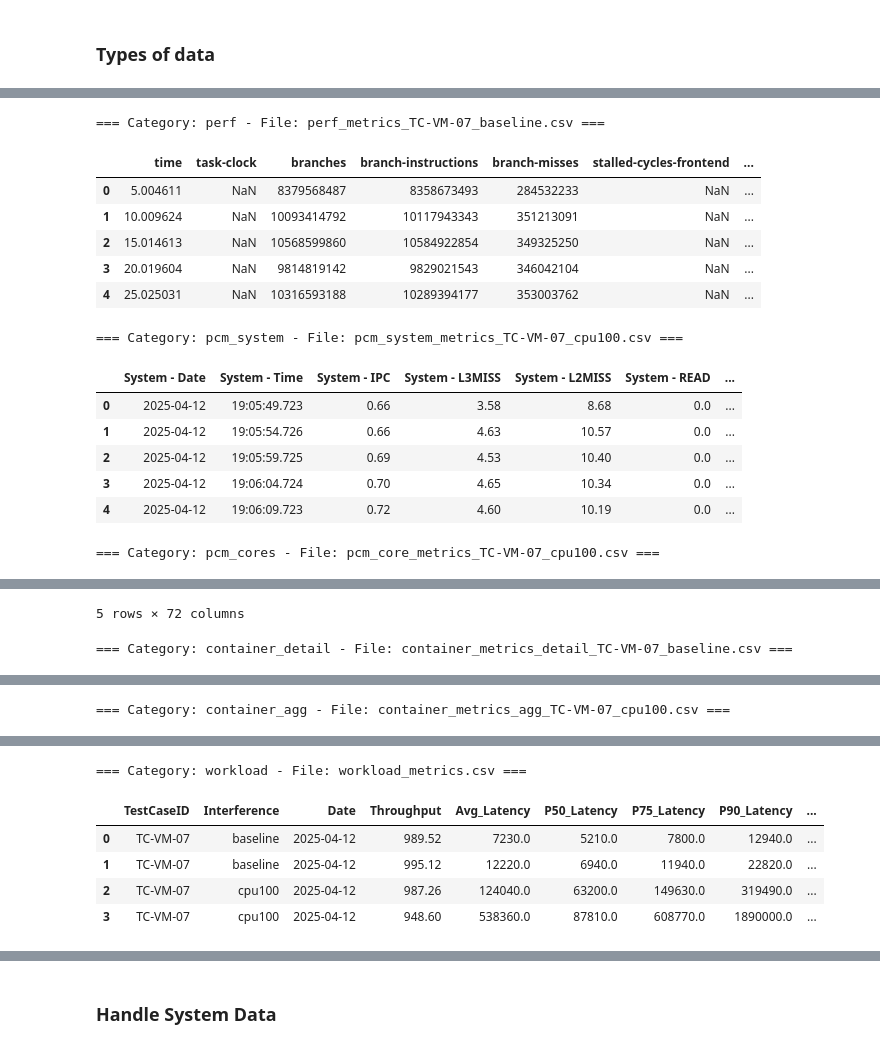
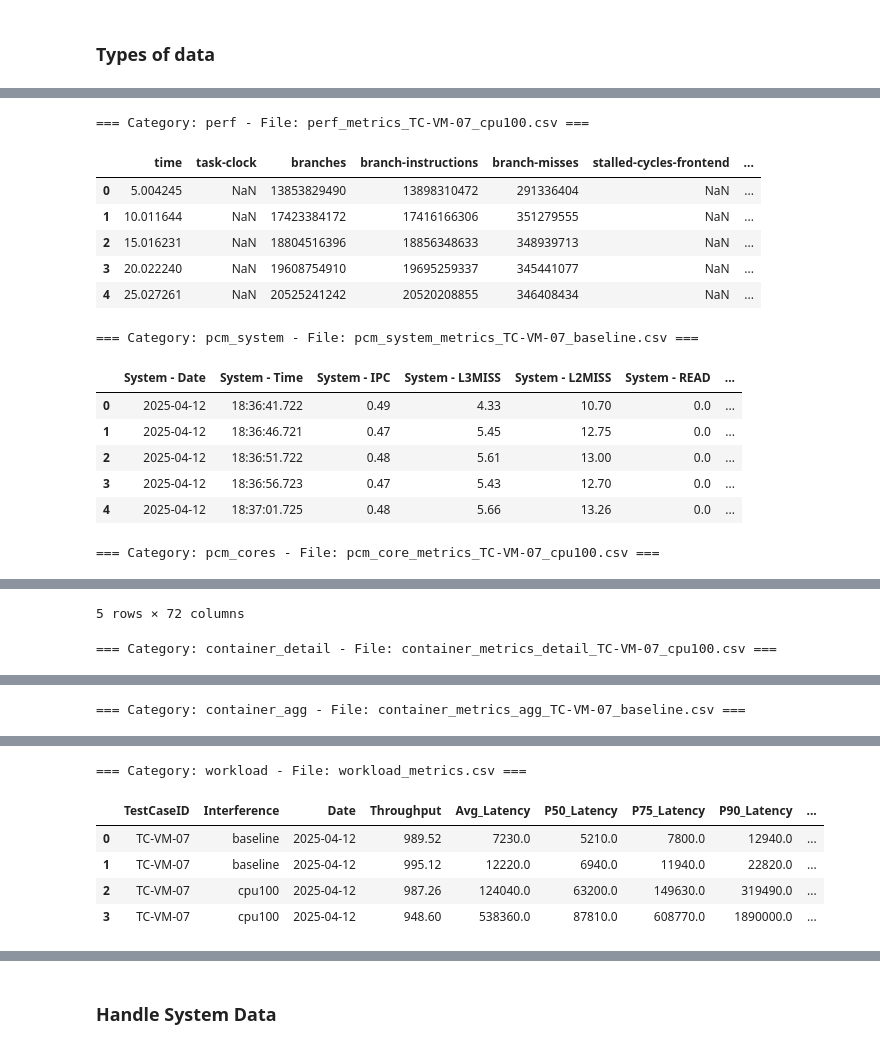
Before and after one commit to georgakopoulosgeo/Interference_Thesis_NTUA, a Jupyter notebook: profiling/fix_datasets.ipynb, the cells around one changed output, grey strips where cells are left out. Saved outputs shown, nothing was run; the diff lists cells and outputs as text; code cells hidden in the pictures.

```diff
--- a/profiling/fix_datasets.ipynb
+++ b/profiling/fix_datasets.ipynb
@@ -71,15 +62,3 @@ file_patterns = {
     "container_agg": "*container_metrics_agg*.csv",
     "workload": "*workload*.csv",
 }
-# %%
-# List all the CSV filenames from the above folder
-csv_files = os.listdir(local_results_folder)
-
-# Loop through each file, read into a pandas DataFrame with tab separator, and print the first 5 rows
-for csv_file in csv_files:
-    file_path = os.path.join(local_results_folder, csv_file)
-    df = pd.read_csv(file_path)
-    df.to_csv(file_path, sep=",", index=False)  # Save with tab separator
-    print(f"=== {csv_file} ===")
-    display(df.head(5))  # If you are in a notebook environment
-    print("\n")  # Just to visually separate outputs
@@ -124,52 +65,42 @@ for csv_file in csv_files:
 # %%
-# Define file patterns for each category
-file_patterns = {
-    "perf": "*perf*.csv",
-    "pcm_system": "*pcm_system*.csv",
-    "pcm_cores": "*pcm_core*.csv",
-    "container_detail": "*container_metrics_detail*.csv",
-    "container_agg": "*container_metrics_agg*.csv",
-    "workload": "*workload*.csv",
-}
-
 # Loop through each category and find the first matching CSV file.
 for category, pattern in file_patterns.items():
     # Construct the search pattern
     search_pattern = os.path.join(local_results_folder, pattern)
     matching_files = glob.glob(search_pattern)
 
     # Check if there is at least one matching file
     if matching_files:
         # Select the first matching file
         selected_file = matching_files[0]
 
         # Read the CSV into a DataFrame
         df = pd.read_csv(selected_file)
 
         # Optionally, re-save the file with comma as separator and without the index.
         # If you prefer to keep the original file intact, you can comment out the next line.
         df.to_csv(selected_file, sep=",", index=False)
 
         print(f"=== Category: {category} - File: {os.path.basename(selected_file)} ===")
         display(df.head(5))  # Use display() if you're in a Jupyter Notebook, otherwise use print(df.head(5))
         print("\n")
     else:
         print(f"No file found for the category: {category}\n")
 # %% [output]
-=== Category: perf - File: perf_metrics_TC-VM-07_baseline.csv ===
+=== Category: perf - File: perf_metrics_TC-VM-07_cpu100.csv ===
 |  | time | task-clock | branches | branch-instructions | branch-misses | stalled-cycles-frontend | ... |
-| 0 | 5.004611 | NaN | 8379568487 | 8358673493 | 284532233 | NaN | ... |
-| 1 | 10.009624 | NaN | 10093414792 | 10117943343 | 351213091 | NaN | ... |
-| 2 | 15.014613 | NaN | 10568599860 | 10584922854 | 349325250 | NaN | ... |
-| 3 | 20.019604 | NaN | 9814819142 | 9829021543 | 346042104 | NaN | ... |
-| 4 | 25.025031 | NaN | 10316593188 | 10289394177 | 353003762 | NaN | ... |
+| 0 | 5.004245 | NaN | 13853829490 | 13898310472 | 291336404 | NaN | ... |
+| 1 | 10.011644 | NaN | 17423384172 | 17416166306 | 351279555 | NaN | ... |
+| 2 | 15.016231 | NaN | 18804516396 | 18856348633 | 348939713 | NaN | ... |
+| 3 | 20.022240 | NaN | 19608754910 | 19695259337 | 345441077 | NaN | ... |
+| 4 | 25.027261 | NaN | 20525241242 | 20520208855 | 346408434 | NaN | ... |
-=== Category: pcm_system - File: pcm_system_metrics_TC-VM-07_cpu100.csv ===
+=== Category: pcm_system - File: pcm_system_metrics_TC-VM-07_baseline.csv ===
 |  | System - Date | System - Time | System - IPC | System - L3MISS | System - L2MISS | System - READ | ... |
-| 0 | 2025-04-12 | 19:05:49.723 | 0.66 | 3.58 | 8.68 | 0.0 | ... |
-| 1 | 2025-04-12 | 19:05:54.726 | 0.66 | 4.63 | 10.57 | 0.0 | ... |
-| 2 | 2025-04-12 | 19:05:59.725 | 0.69 | 4.53 | 10.40 | 0.0 | ... |
-| 3 | 2025-04-12 | 19:06:04.724 | 0.70 | 4.65 | 10.34 | 0.0 | ... |
-| 4 | 2025-04-12 | 19:06:09.723 | 0.72 | 4.60 | 10.19 | 0.0 | ... |
+| 0 | 2025-04-12 | 18:36:41.722 | 0.49 | 4.33 | 10.70 | 0.0 | ... |
+| 1 | 2025-04-12 | 18:36:46.721 | 0.47 | 5.45 | 12.75 | 0.0 | ... |
+| 2 | 2025-04-12 | 18:36:51.722 | 0.48 | 5.61 | 13.00 | 0.0 | ... |
+| 3 | 2025-04-12 | 18:36:56.723 | 0.47 | 5.43 | 12.70 | 0.0 | ... |
+| 4 | 2025-04-12 | 18:37:01.725 | 0.48 | 5.66 | 13.26 | 0.0 | ... |
 === Category: pcm_cores - File: pcm_core_metrics_TC-VM-07_cpu100.csv ===
 |  | System - Date | System - Time | System Core C-States - C0res% | System Core C-States - C1res% | System Core C-States - C6res% | ... |
 | 0 | 2025-04-12 | 19:05:49.723 | 4.45 | 89.69 | 0.0 | ... |
@@ -178,5 +109,5 @@ for category, pattern in file_patterns.items():
 | 3 | 2025-04-12 | 19:06:04.724 | 5.80 | 94.20 | 0.0 | ... |
 | 4 | 2025-04-12 | 19:06:09.723 | 5.97 | 94.03 | 0.0 | ... |
 5 rows × 72 columns
-=== Category: container_detail - File: container_metrics_detail_TC-VM-07_baseline.csv ===
+=== Category: container_detail - File: container_metrics_detail_TC-VM-07_cpu100.csv ===
 |  | TestCaseID | Interference | Date | Timestamp | Container_ID | Container_Name | CPU_Usage | Memory_Usage | ... |
@@ -188,2 +119,2 @@ for category, pattern in file_patterns.items():
-=== Category: container_agg - File: container_metrics_agg_TC-VM-07_cpu100.csv ===
+=== Category: container_agg - File: container_metrics_agg_TC-VM-07_baseline.csv ===
 |  | TestCaseID | Interference | Date | Container_ID | Container_Name | Avg_CPU_Usage | Avg_Memory_Usage | ... |
```
Also changed, not shown: parts of 6 cells of this notebook, 3 other files.
